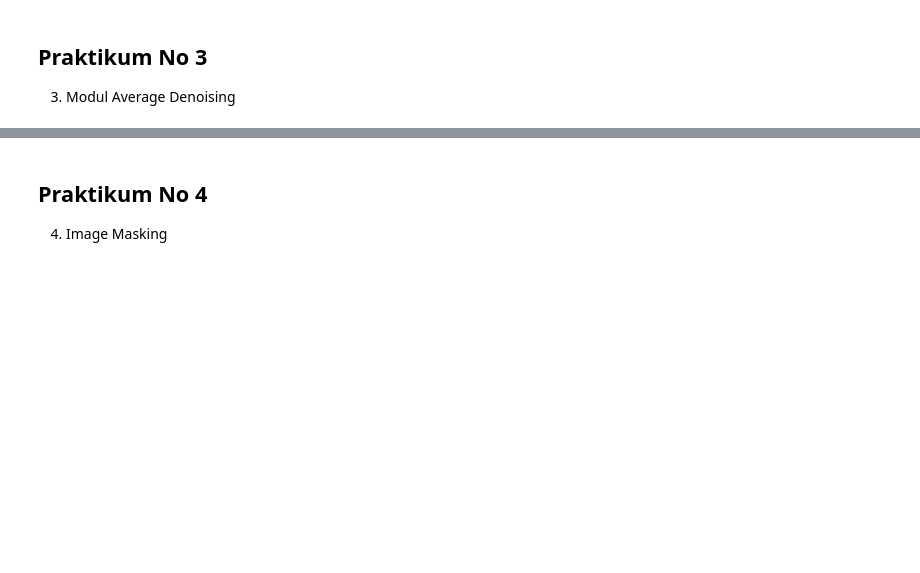
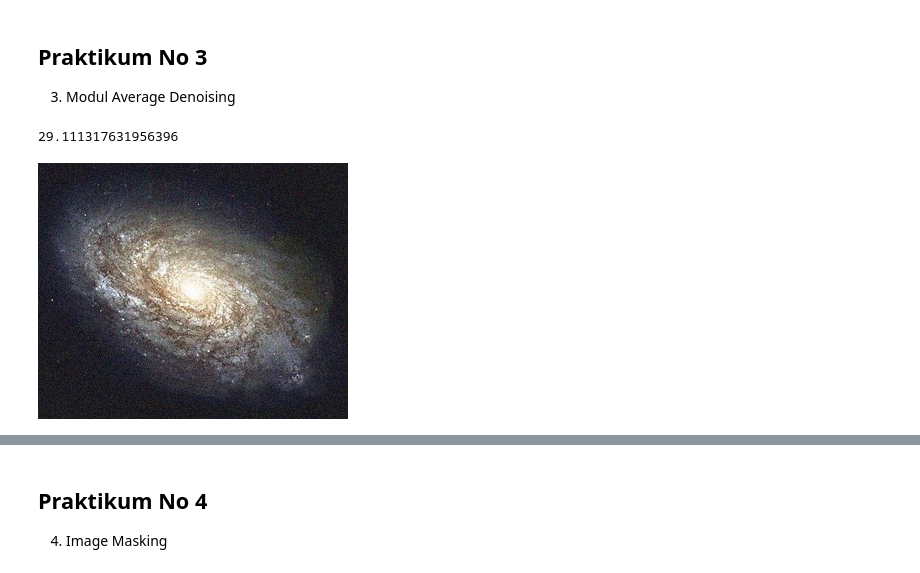
Before and after one commit to armand010/PCVK_Ganjil_2024, a Jupyter notebook: PCVK_Week_5_03.ipynb, the cells around one changed output, grey strips where cells are left out. Cells and saved outputs as stored; diff of their text form; code cells hidden in the pictures; blank space fills up the shorter version.

```diff
--- a/PCVK_Week_5_03.ipynb
+++ b/PCVK_Week_5_03.ipynb
@@ -76,0 +75,30 @@ imgNo3 = imgGalaxy.copy()
+# %%
+import glob
+imgNo3 =[]
+for img in glob.glob('/content/drive/MyDrive/PCVK/noises/*.jpg'):
+  n = cv.imread(img)
+  imgNo3.append(n)
+# %%
+def PNSR(img1,img2):
+  mse = np.mean((img1-img2)**2)
+  if mse == 0:
+    return 100
+  max_pixel = 255.0
+  psnr = 20*np.log10(max_pixel/np.sqrt(mse))
+  return psnr
+
+def averageDenoising(index):
+  denoised_image = np.zeros_like(imgNo3[0], dtype=np.float32)
+  for i in range(index):
+    denoised_image += imgNo3[i].astype(np.float32)
+
+  return denoised_image
+# %%
+denoised_image_5 = averageDenoising(5)
+denoised_image_5 /= 5
+denoised_image_5 = np.uint8(denoised_image_5)
+print(PNSR(imgNo3[0],denoised_image_5))
+cv2_imshow(denoised_image_5)
+# %% [output]
+29.111317631956396
+[figure, added]
```
Also changed, not shown: parts of 6 cells of this notebook.
